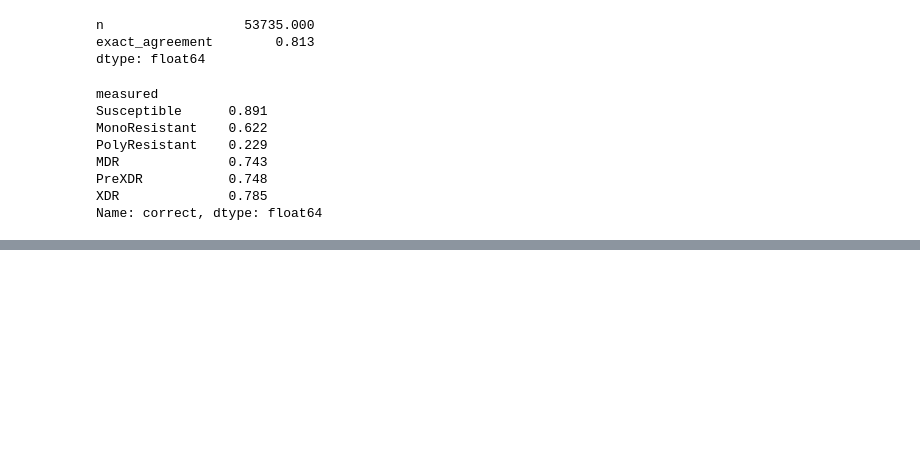
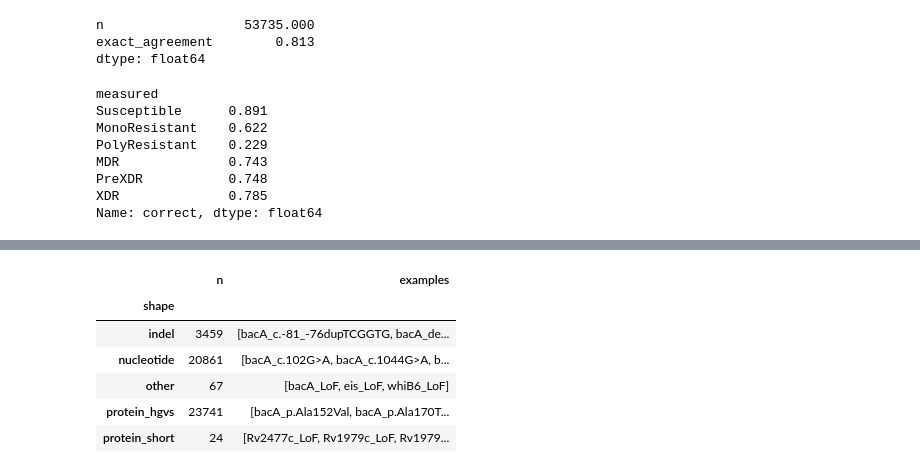
Before and after one commit to jsf3467v/tb-drug-resistance, a Jupyter notebook: EDA/EDA.ipynb, the cells around one changed output, grey strips where cells are left out. Saved outputs shown, nothing was run; the diff lists cells and outputs as text; code cells hidden in the pictures; blank space fills up the shorter version.

```diff
--- a/EDA/EDA.ipynb
+++ b/EDA/EDA.ipynb
@@ -360,0 +426,27 @@ Name: correct, dtype: float64
+# %%
+import re
+
+def variant_shape(v):
+    v = str(v)
+    if any(t in v for t in ("del", "ins", "dup", "fs")):
+        return "indel"
+    if "p." in v:
+        return "protein_hgvs"
+    if "c." in v or ">" in v:
+        return "nucleotide"
+    if re.search(r"[A-Za-z]\d+[A-Za-z]", v):
+        return "protein_short"
+    return "other"
+
+
+who_variant = who["variant"].fillna(who["mutation"]).astype(str)
+pd.DataFrame({"variant": who_variant, "shape": who_variant.map(variant_shape)}) \
+  .groupby("shape")["variant"].agg(n="size", examples=lambda s: list(s.head(3)))
+# %% [output]
+|  | n | examples |
+| shape |  |  |
+| indel | 3459 | [bacA_c.-81_-76dupTCGGTG, bacA_de... |
+| nucleotide | 20861 | [bacA_c.102G>A, bacA_c.1044G>A, b... |
+| other | 67 | [bacA_LoF, eis_LoF, whiB6_LoF] |
+| protein_hgvs | 23741 | [bacA_p.Ala152Val, bacA_p.Ala170T... |
+| protein_short | 24 | [Rv2477c_LoF, Rv1979c_LoF, Rv1979... |
```
Also changed, not shown: parts of 31 cells of this notebook, 21 other files.
